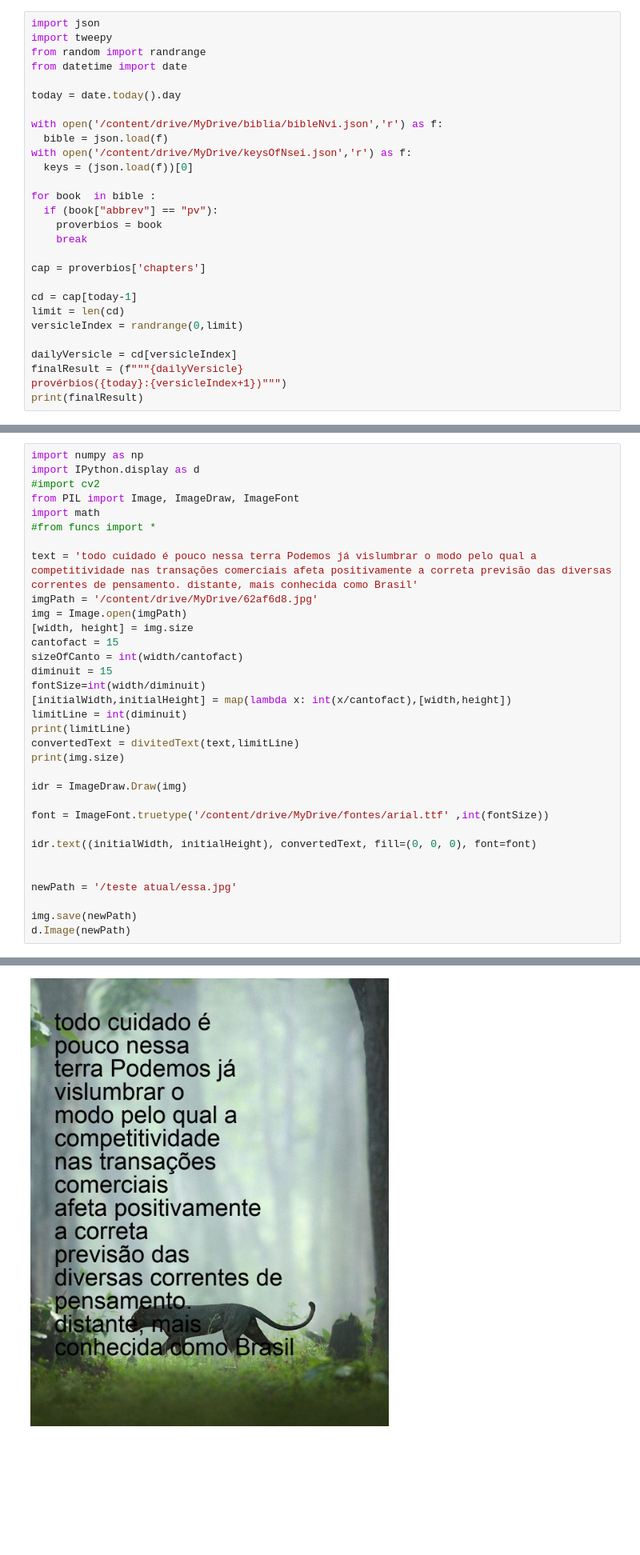
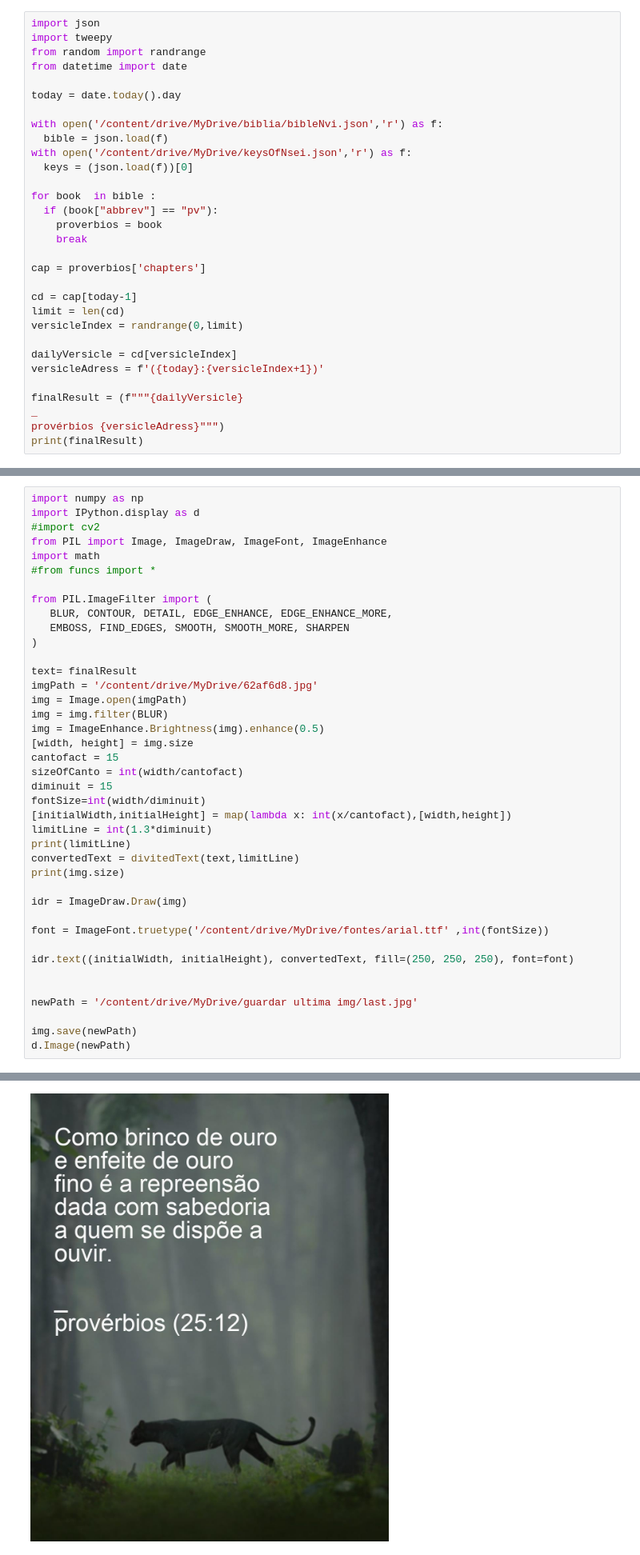
Before and after one commit to luisArthurRodriguesDaSilva/auto-pvr, a Jupyter notebook: autoProverbious.ipynb, the cells around one changed output, grey strips where cells are left out. Shown: that part at 80% size. Cells and saved outputs as stored; diff of their text form; blank space fills up the shorter version.

```diff
--- a/autoProverbious.ipynb
+++ b/autoProverbious.ipynb
@@ -53,7 +53,10 @@ limit = len(cd)
 versicleIndex = randrange(0,limit)
 
 dailyVersicle = cd[versicleIndex]
+versicleAdress = f'({today}:{versicleIndex+1})'
+
 finalResult = (f"""{dailyVersicle}
-provérbios({today}:{versicleIndex+1})""")
+_
+provérbios {versicleAdress}""")
 print(finalResult)
 # %% [output]
@@ -63,20 +67,27 @@ provérbios(22:26)
 import numpy as np
 import IPython.display as d
 #import cv2
-from PIL import Image, ImageDraw, ImageFont
+from PIL import Image, ImageDraw, ImageFont, ImageEnhance
 import math
 #from funcs import *
 
-text = 'todo cuidado é pouco nessa terra Podemos já vislumbrar o modo pelo qual a competitividade nas transações comerciais afeta positivamente a correta previsão das diversas correntes de pensamento. distante, mais conhecida como Brasil'
+from PIL.ImageFilter import (
+   BLUR, CONTOUR, DETAIL, EDGE_ENHANCE, EDGE_ENHANCE_MORE,
+   EMBOSS, FIND_EDGES, SMOOTH, SMOOTH_MORE, SHARPEN
+)
+
+text= finalResult
 imgPath = '/content/drive/MyDrive/62af6d8.jpg'
 img = Image.open(imgPath)
+img = img.filter(BLUR)
+img = ImageEnhance.Brightness(img).enhance(0.5)
 [width, height] = img.size
 cantofact = 15
 sizeOfCanto = int(width/cantofact)
 diminuit = 15
 fontSize=int(width/diminuit)
 [initialWidth,initialHeight] = map(lambda x: int(x/cantofact),[width,height])
-limitLine = int(diminuit)
+limitLine = int(1.3*diminuit)
 print(limitLine)
 convertedText = divitedText(text,limitLine)
 print(img.size)
@@ -85,10 +96,10 @@ idr = ImageDraw.Draw(img)
 
 font = ImageFont.truetype('/content/drive/MyDrive/fontes/arial.ttf' ,int(fontSize))
 
-idr.text((initialWidth, initialHeight), convertedText, fill=(0, 0, 0), font=font)
+idr.text((initialWidth, initialHeight), convertedText, fill=(250, 250, 250), font=font)
 
 
-newPath = '/teste atual/essa.jpg'
+newPath = '/content/drive/MyDrive/guardar ultima img/last.jpg'
 
 img.save(newPath)
 d.Image(newPath)
@@ -97,5 +108,5 @@ d.Image(newPath)
 (1080, 1350)
-[figure, old version]
+[figure, new version]
 # %%
 auth = tweepy.OAuthHandler(keys['chave1'],keys['chave2'])
 auth.set_access_token(keys['chave3'],keys['chave4'])
```
Also changed, not shown: parts of 3 cells of this notebook.
